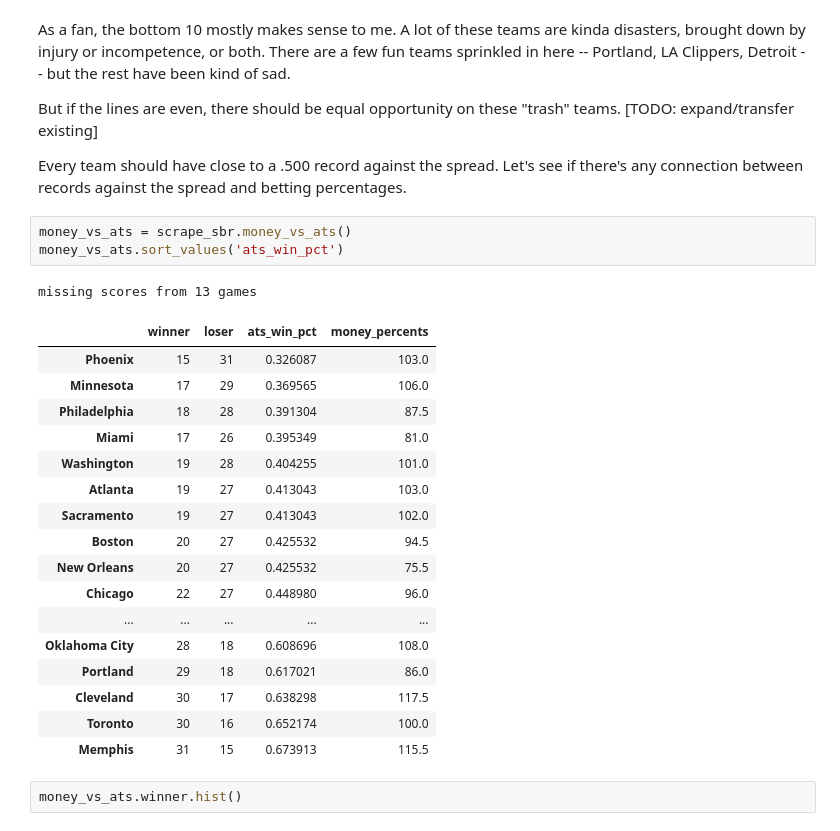
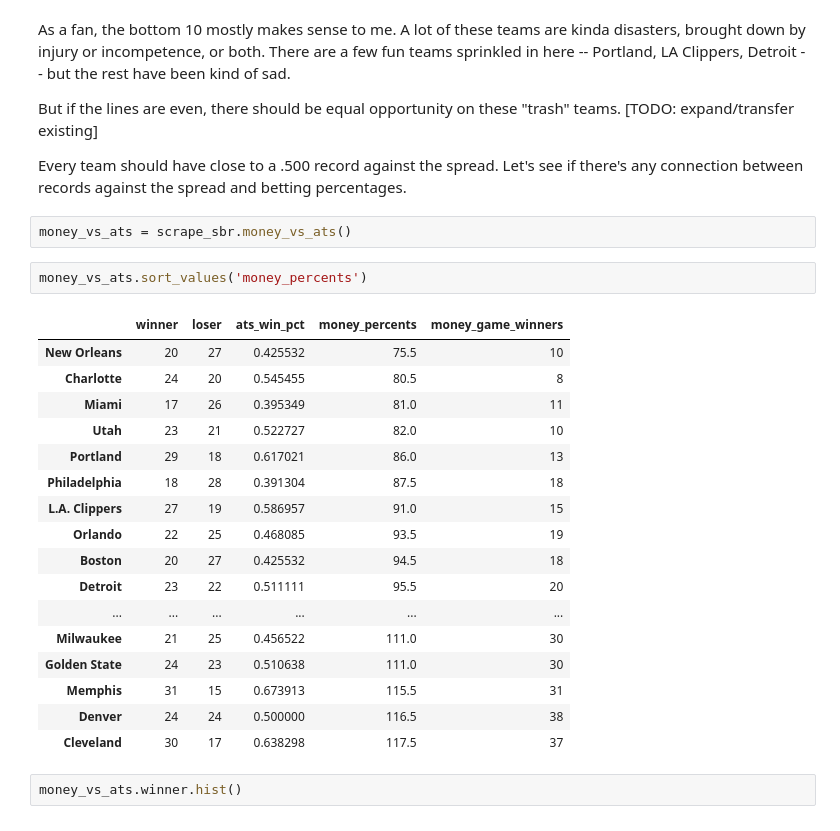
Before and after one commit to csdurfee/book, a Jupyter notebook: ep 5 MONEY IS MATH.ipynb, the cells around one changed output. Saved outputs shown, nothing was run; the diff lists cells and outputs as text.

```diff
--- a/ep 5 MONEY IS MATH.ipynb
+++ b/ep 5 MONEY IS MATH.ipynb
@@ -122,26 +128,26 @@ But if the lines are even, there should be equal opportunity on these "trash" te
 Every team should have close to a .500 record against the spread. Let's see if there's any connection between records against the spread and betting percentages.
 # %%
 money_vs_ats = scrape_sbr.money_vs_ats()
-money_vs_ats.sort_values('ats_win_pct')
-# %% [output]
-missing scores from 13 games
-|  | winner | loser | ats_win_pct | money_percents |
-| Phoenix | 15 | 31 | 0.326087 | 103.0 |
-| Minnesota | 17 | 29 | 0.369565 | 106.0 |
-| Philadelphia | 18 | 28 | 0.391304 | 87.5 |
-| Miami | 17 | 26 | 0.395349 | 81.0 |
-| Washington | 19 | 28 | 0.404255 | 101.0 |
-| Atlanta | 19 | 27 | 0.413043 | 103.0 |
-| Sacramento | 19 | 27 | 0.413043 | 102.0 |
-| Boston | 20 | 27 | 0.425532 | 94.5 |
-| New Orleans | 20 | 27 | 0.425532 | 75.5 |
-| Chicago | 22 | 27 | 0.448980 | 96.0 |
-| ... | ... | ... | ... | ... |
-| Oklahoma City | 28 | 18 | 0.608696 | 108.0 |
-| Portland | 29 | 18 | 0.617021 | 86.0 |
-| Cleveland | 30 | 17 | 0.638298 | 117.5 |
-| Toronto | 30 | 16 | 0.652174 | 100.0 |
-| Memphis | 31 | 15 | 0.673913 | 115.5 |
+# %%
+money_vs_ats.sort_values('money_percents')
+# %% [output]
+|  | winner | loser | ats_win_pct | money_percents | money_game_winners |
+| New Orleans | 20 | 27 | 0.425532 | 75.5 | 10 |
+| Charlotte | 24 | 20 | 0.545455 | 80.5 | 8 |
+| Miami | 17 | 26 | 0.395349 | 81.0 | 11 |
+| Utah | 23 | 21 | 0.522727 | 82.0 | 10 |
+| Portland | 29 | 18 | 0.617021 | 86.0 | 13 |
+| Philadelphia | 18 | 28 | 0.391304 | 87.5 | 18 |
+| L.A. Clippers | 27 | 19 | 0.586957 | 91.0 | 15 |
+| Orlando | 22 | 25 | 0.468085 | 93.5 | 19 |
+| Boston | 20 | 27 | 0.425532 | 94.5 | 18 |
+| Detroit | 23 | 22 | 0.511111 | 95.5 | 20 |
+| ... | ... | ... | ... | ... | ... |
+| Milwaukee | 21 | 25 | 0.456522 | 111.0 | 30 |
+| Golden State | 24 | 23 | 0.510638 | 111.0 | 30 |
+| Memphis | 31 | 15 | 0.673913 | 115.5 | 31 |
+| Denver | 24 | 24 | 0.500000 | 116.5 | 38 |
+| Cleveland | 30 | 17 | 0.638298 | 117.5 | 37 |
 # %%
 money_vs_ats.winner.hist()
 # %% [output]
```
Also changed, not shown: parts of 13 cells of this notebook.
